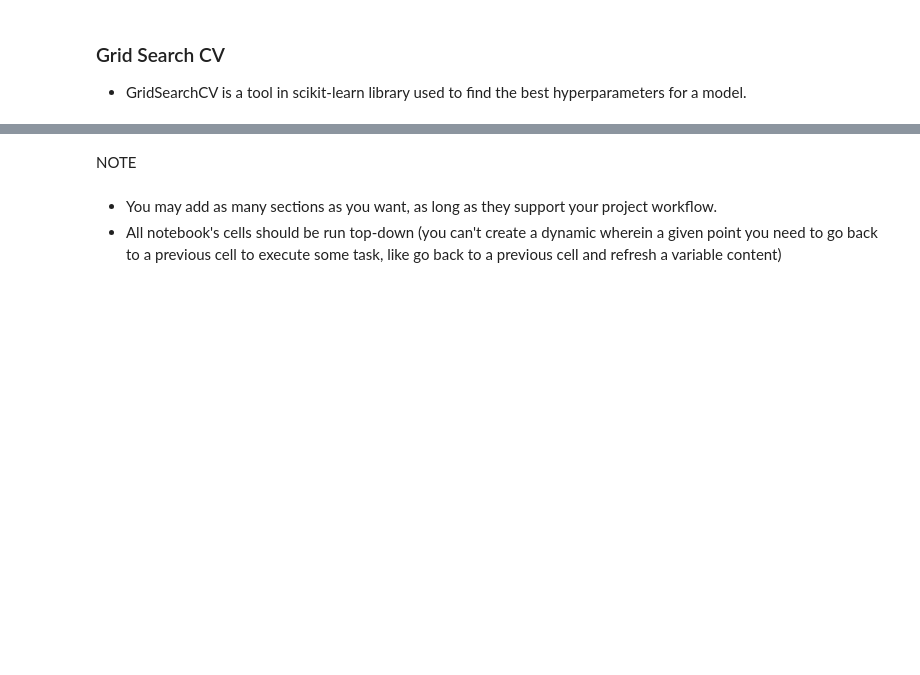
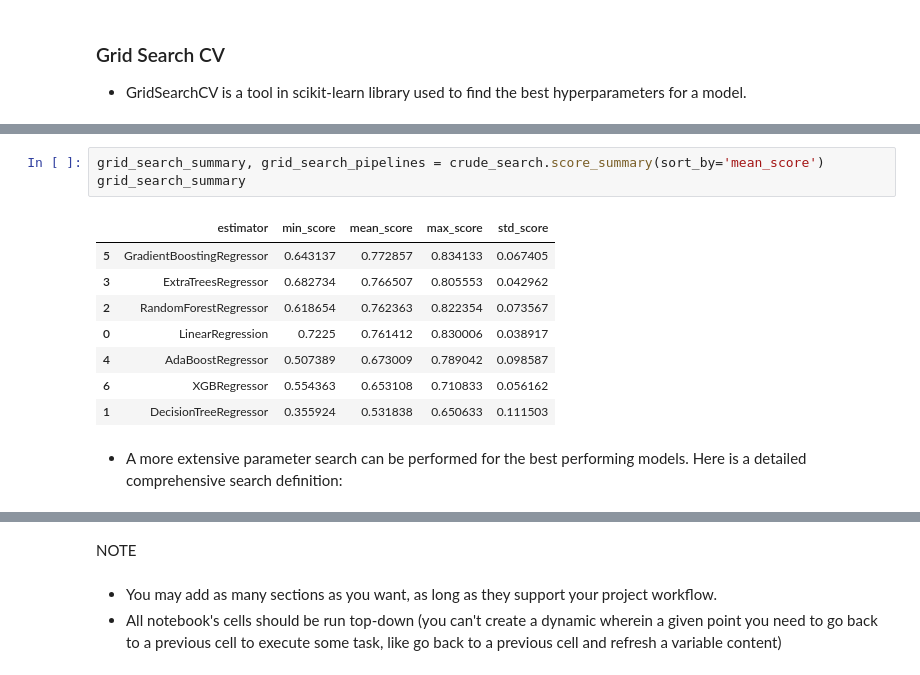
Before and after one commit to aksurcos/P5-Heritage-Housing, a Jupyter notebook: jupyter_notebooks/05_modeling_evaluation_prediction.ipynb, the cells around one changed output, grey strips where cells are left out. Drawn from its saved outputs; the diff is of its cells as text; blank space fills up the shorter version.

```diff
--- a/jupyter_notebooks/05_modeling_evaluation_prediction.ipynb
+++ b/jupyter_notebooks/05_modeling_evaluation_prediction.ipynb
@@ -219,0 +232,14 @@ You can try to debug the error by setting error_score='raise'.
+# %%
+grid_search_summary, grid_search_pipelines = crude_search.score_summary(sort_by='mean_score')
+grid_search_summary
+# %% [output]
+|  | estimator | min_score | mean_score | max_score | std_score |
+| 5 | GradientBoostingRegressor | 0.643137 | 0.772857 | 0.834133 | 0.067405 |
+| 3 | ExtraTreesRegressor | 0.682734 | 0.766507 | 0.805553 | 0.042962 |
+| 2 | RandomForestRegressor | 0.618654 | 0.762363 | 0.822354 | 0.073567 |
+| 0 | LinearRegression | 0.7225 | 0.761412 | 0.830006 | 0.038917 |
+| 4 | AdaBoostRegressor | 0.507389 | 0.673009 | 0.789042 | 0.098587 |
+| 6 | XGBRegressor | 0.554363 | 0.653108 | 0.710833 | 0.056162 |
+| 1 | DecisionTreeRegressor | 0.355924 | 0.531838 | 0.650633 | 0.111503 |
+# %% [markdown]
+- A more extensive parameter search can be performed for the best performing models. Here is a detailed comprehensive search definition:
```
Also changed, not shown: parts of 11 cells of this notebook.
